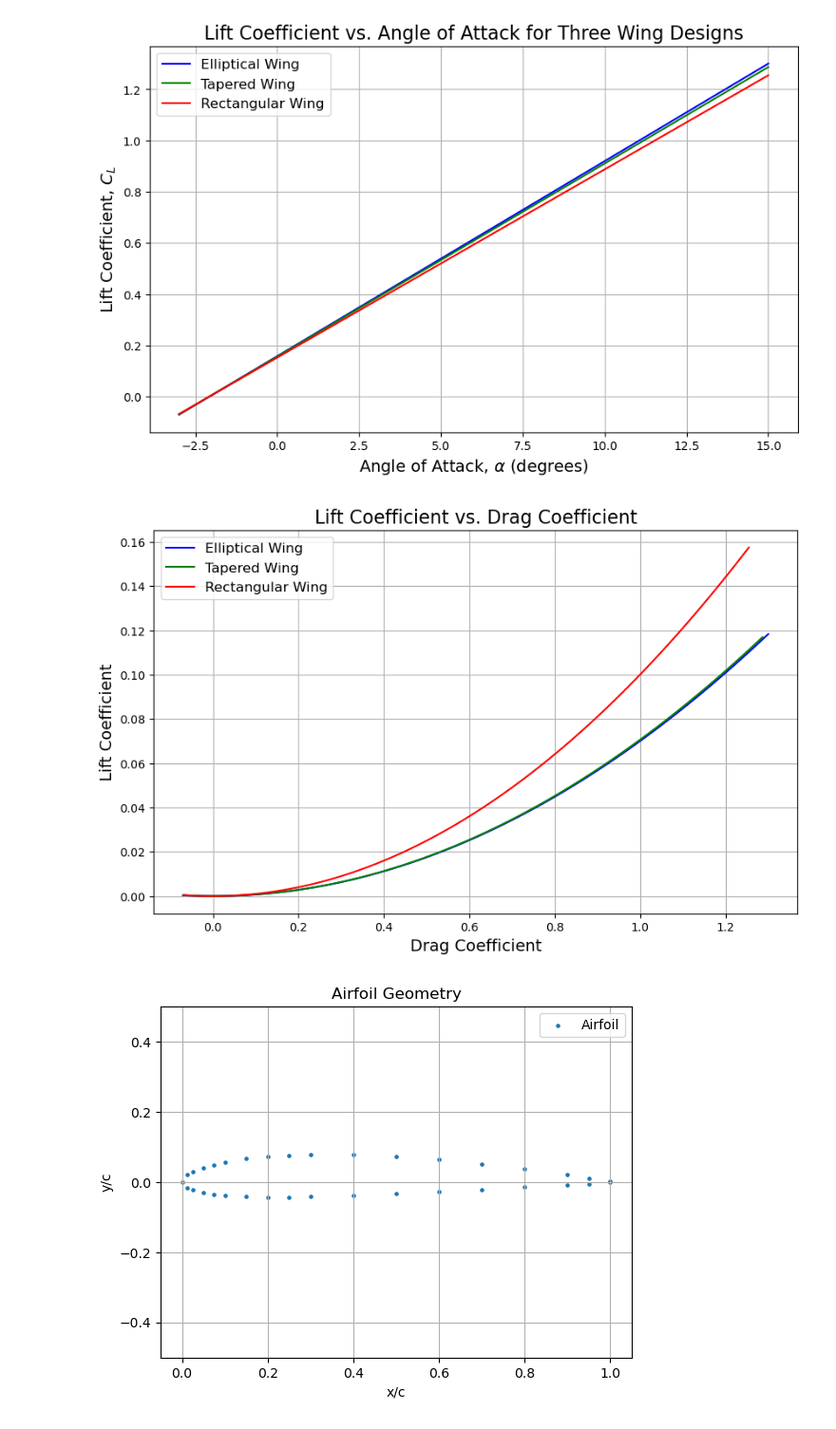
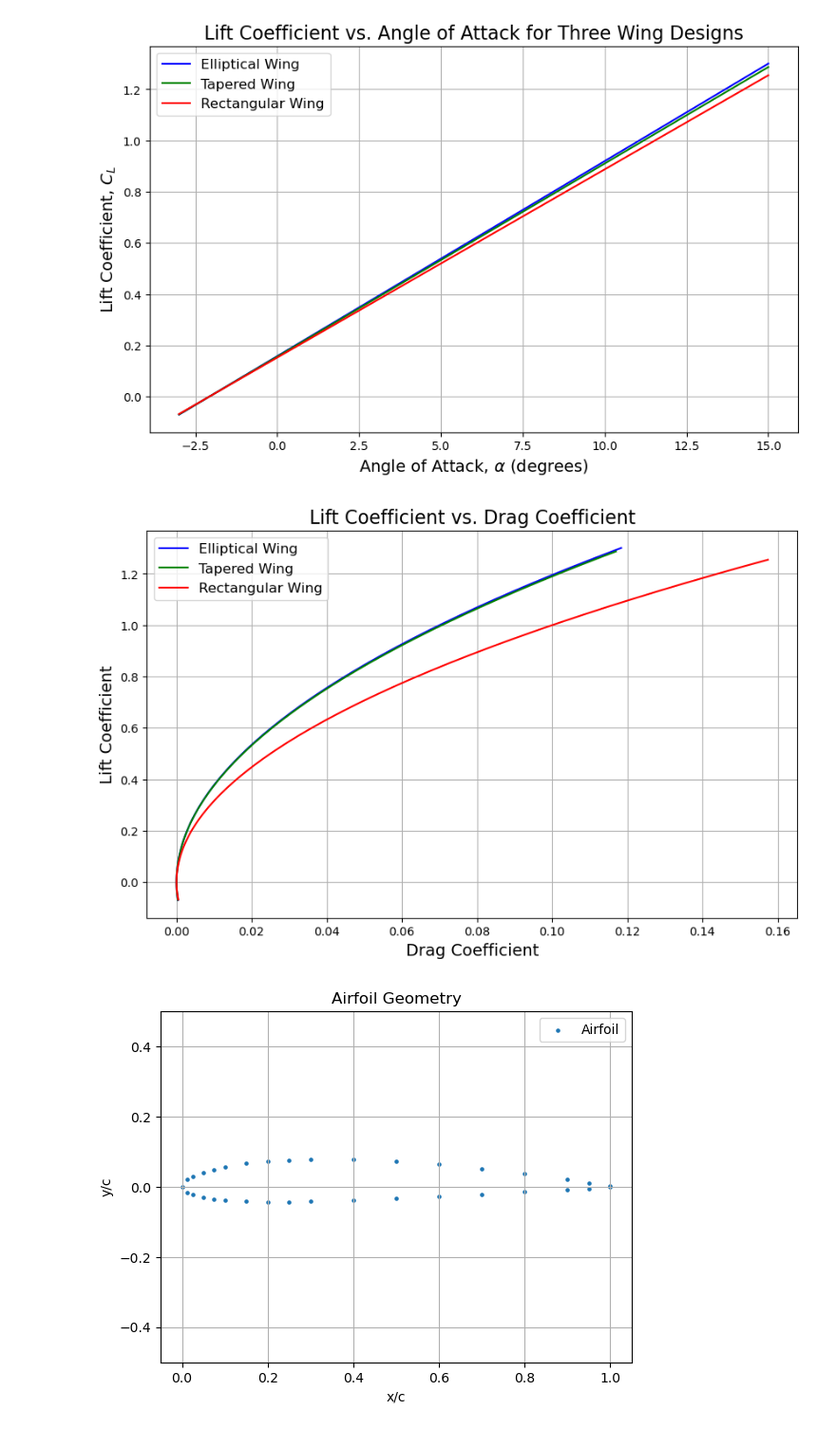
Before and after one commit to chaires-bot/AE311G11-Project, a Jupyter notebook: Files/311G9 Project.ipynb, the cells around one changed output. Shown at 95% size. Saved outputs shown, nothing was run; the diff lists cells and outputs as text; code cells hidden in the pictures.

```diff
--- a/Files/311G9 Project.ipynb
+++ b/Files/311G9 Project.ipynb
@@ -248,31 +248,31 @@ plt.show()
 # %%
 alpha_range = np.linspace(-3, 15, 100)  # Angle of attack range in degrees
 alpha_rad = np.radians(alpha_range)  # Convert to radians
 alpha_0 = np.radians(-2.077006)
 
 C_L_elliptical = 4.362 * (alpha_rad - alpha_0)
 C_L_tapered = 4.317 * (alpha_rad - alpha_0)
 C_L_rectangular = 4.209 * (alpha_rad - alpha_0)
 
 C_D_elliptical = C_L_elliptical**2 / (np.pi * 4.545)
 C_D_tapered = C_L_tapered**2 / (np.pi * 4.545) * (1 + 0.00891)
 C_D_rectangular = C_L_rectangular**2 / (np.pi * 4.545 * 0.7)
 
 # Plotting
 plt.figure(figsize=(10, 6))
-plt.plot(C_L_elliptical, C_D_elliptical, label='Elliptical Wing', color='blue')
-plt.plot(C_L_tapered,C_D_tapered , label='Tapered Wing', color='green')
-plt.plot(C_L_rectangular,C_D_rectangular , label='Rectangular Wing', color='red')
+plt.plot(C_D_elliptical, C_L_elliptical, label='Elliptical Wing', color='blue')
+plt.plot(C_D_tapered,C_L_tapered , label='Tapered Wing', color='green')
+plt.plot(C_D_rectangular,C_L_rectangular , label='Rectangular Wing', color='red')
 
 # Labels and legend
 plt.xlabel(r'Drag Coefficient', fontsize=14)
 plt.ylabel(r'Lift Coefficient', fontsize=14)
 plt.title('Lift Coefficient vs. Drag Coefficient', fontsize=16)
 plt.legend(fontsize=12)
 plt.grid(True)
 plt.show()
 # %% [output]
-[figure, old version]
+[figure, new version]
 # %%
 import numpy as np
 import numpy.linalg as la
```
